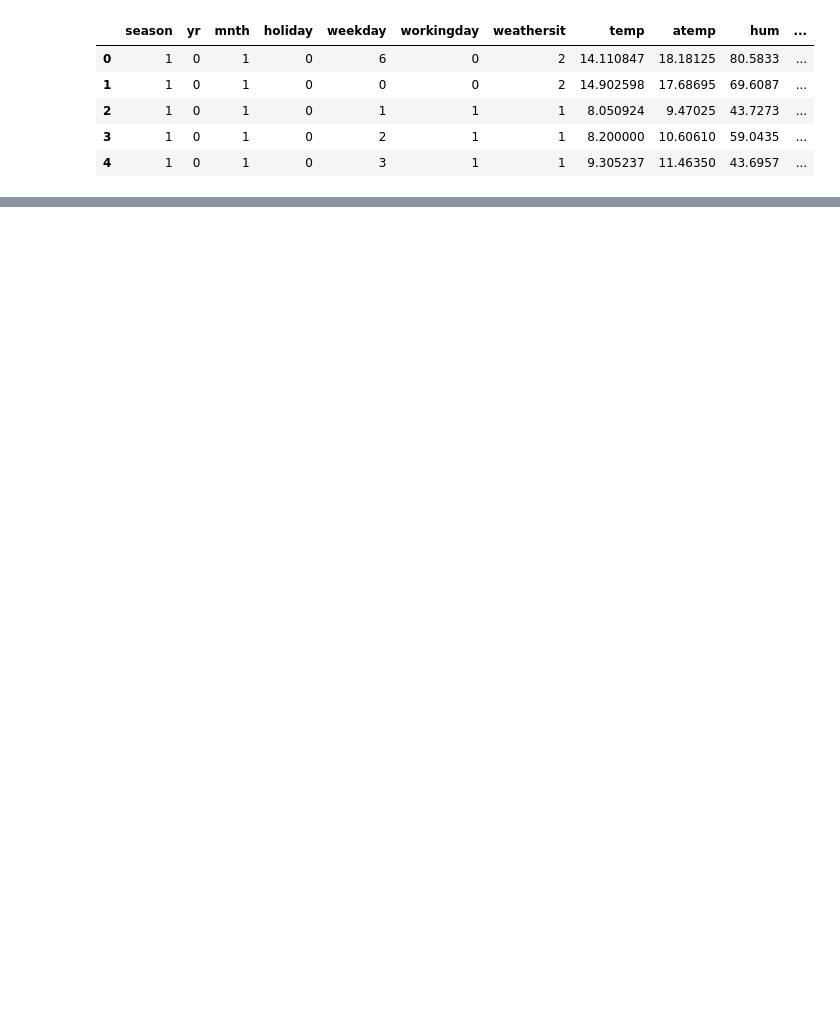
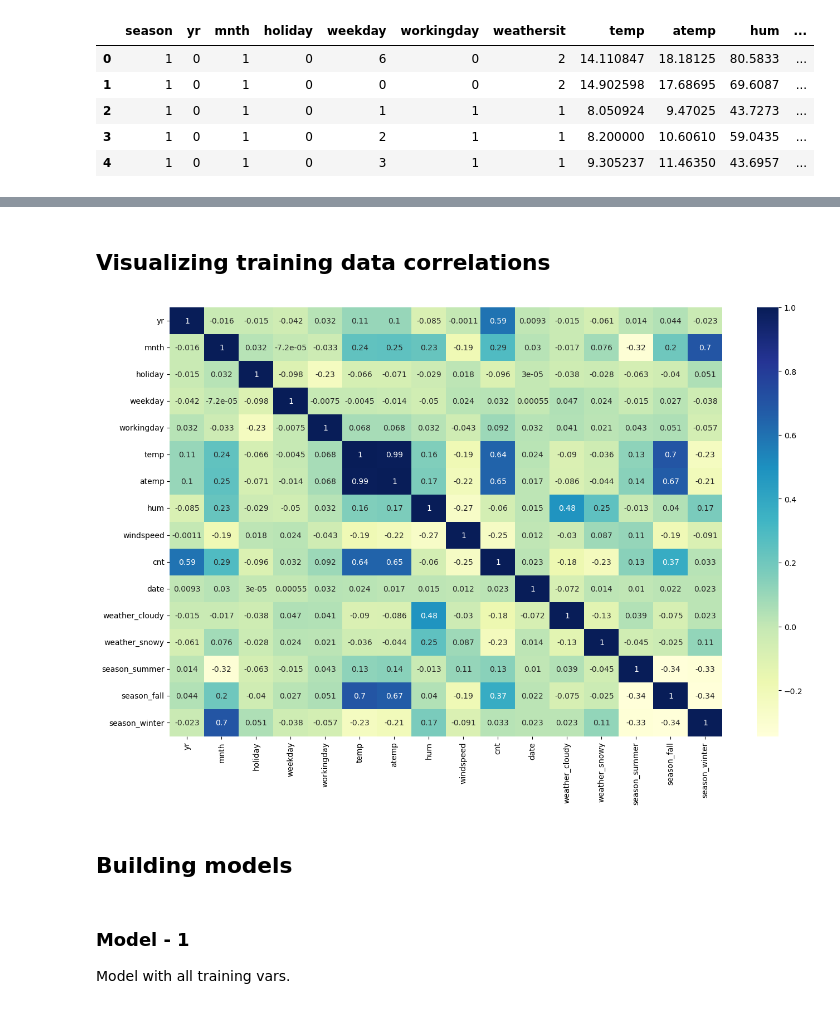
Before and after one commit to maniteja6799/bike_sharing_assignment, a Jupyter notebook: BikeSharing-LinearRegression.ipynb, the cells around one changed output, grey strips where cells are left out. Saved outputs shown, nothing was run; the diff lists cells and outputs as text; code cells hidden in the pictures; blank space fills up the shorter version.

```diff
--- a/BikeSharing-LinearRegression.ipynb
+++ b/BikeSharing-LinearRegression.ipynb
@@ -125,0 +158,2 @@ bike_data_df.head()
+# %%
+bike_data_wo_counts_df = bike_data_df.drop(['casual', 'registered'], axis = 1)
@@ -125,0 +162,11 @@ bike_data_df.head()
+# %%
+from sklearn.model_selection import train_test_split
+np.random.seed(999)
+df_train, df_test = train_test_split(bike_data_wo_counts_df, train_size = 0.7, test_size = 0.3, random_state = 100)
+# %%
+from sklearn.preprocessing import MinMaxScaler
+scaler = MinMaxScaler()
+# %%
+num_vars = ['temp', 'atemp', 'hum', 'windspeed']
+
+df_train[num_vars] = scaler.fit_transform(df_train[num_vars])
@@ -125,0 +182,10 @@ bike_data_df.head()
+# %% [markdown]
+## Visualizing training data correlations
+# %%
+plt.figure(figsize = (16, 10))
+sns.heatmap(df_train.corr(), annot = True, cmap="YlGnBu")
+plt.show()
+# %% [output]
+[figure, added]
+# %% [markdown]
+## Building models
@@ -125,0 +195,3 @@ bike_data_df.head()
+# %% [markdown]
+### Model - 1
+Model with all training vars.
```
Also changed, not shown: parts of 56 cells of this notebook.
